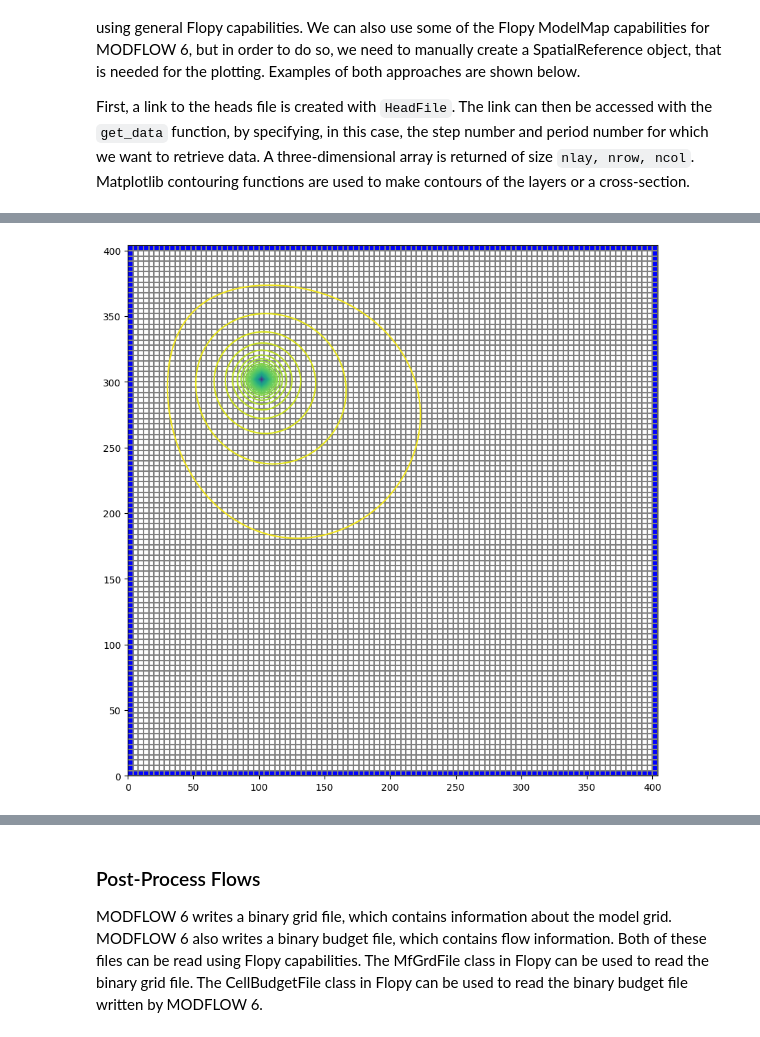
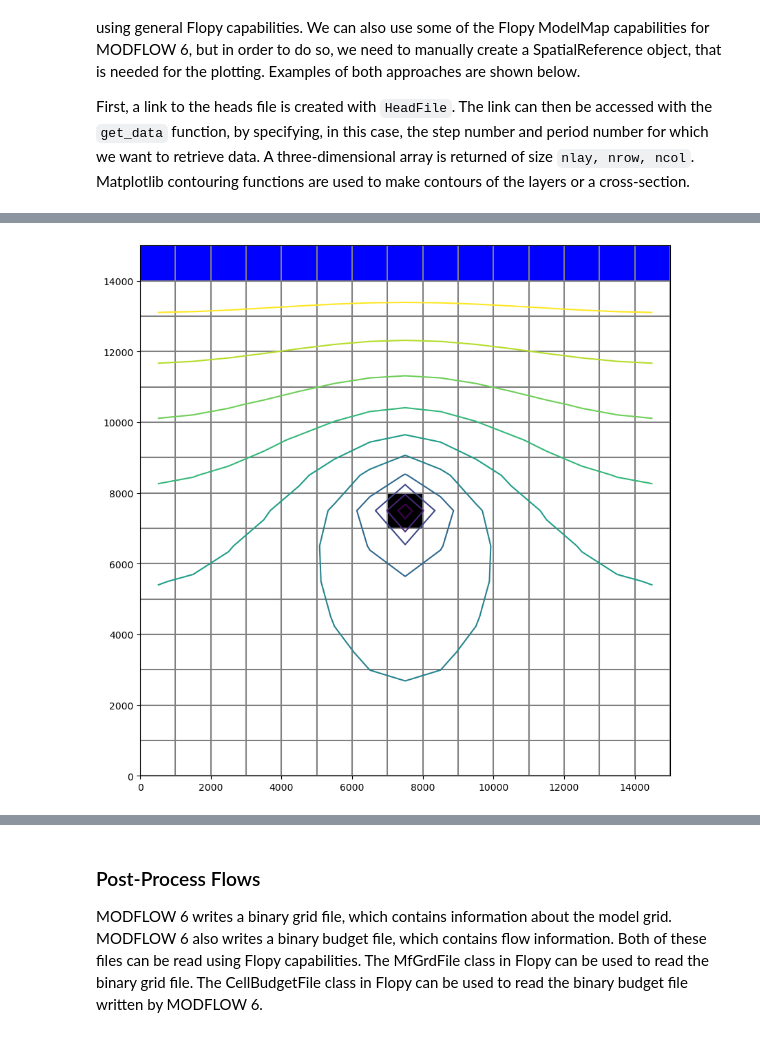
Before and after one commit to snoorduijn/flopy_example, a Jupyter notebook: mf6_simple_model_example_00.ipynb, the cells around one changed output, grey strips where cells are left out. Saved outputs shown, nothing was run; the diff lists cells and outputs as text; code cells hidden in the pictures.

```diff
--- a/mf6_simple_model_example_00.ipynb
+++ b/mf6_simple_model_example_00.ipynb
@@ -173,6 +168,6 @@ WARNING: Unable to resolve dimension of ('gwf6', 'chd', 'period', 'stress_period
 # array, also called a recarray.  We can get a pointer to the
 # recarray for the first stress period (iper = 0) as follows.
 iper = 0
-ra = chd.stress_period_data.get_data(key=iper)
-ra.head
+ra = chd.stress_period_data.get_data(key=0)
+ra
 # %% [output]
@@ -184,9 +183,11 @@ array([nan, nan, nan, nan, nan, nan, nan, nan, nan, nan, nan, nan, nan,
 # that starts with ones everywhere, but is assigned
 # a -1 where chds are located
 ibd = np.ones((nlay, nrow, ncol), dtype=int)
-for k, i, j in ra["cellid_0"]:
+for k, i, j in ra["cellid"]:
     ibd[k, i, j] = -1
 
+for k, i, j in ra_wel["cellid"]:
+    ibd[k, i, j] = 0
 
 plt.imshow(ibd[0, :, :], interpolation="none")
 plt.title("Layer {}: Constant Head Cells".format(1))
@@ -303,10 +304,7 @@ First, a link to the heads file is created with `HeadFile`. The link can then be
 # as for previous MODFLOW verions
 fname = os.path.join(workspace, headfile)
 hds = flopy.utils.binaryfile.HeadFile(fname)
-h = hds.get_data(kstpkper=(0, 0))
-x = y = np.linspace(0, L, N)
-y = y[::-1]
-c = plt.contour(x, y, h[0], np.arange(90, 100.1, 0.2))
-plt.clabel(c, fmt="%2.1f")
-plt.axis("scaled")
+h = hds.get_alldata()
+
+h.shape
 # %% [output]
@@ -315,7 +312,8 @@ plt.axis("scaled")
 # %%
-x = y = np.linspace(0, L, N)
-y = y[::-1]
-c = plt.contour(x, y, h[-1], np.arange(90, 100.1, 0.2))
+
+x = y = np.linspace(0, nrow, ncol)
+min_hd = round(np.min(h[-1, 0,:, :]),0)
+c = plt.contour(x, y, h[-1, 0,:, :], np.arange(min_hd, const_head, 0.5))
 plt.clabel(c, fmt="%1.1f")
 plt.axis("scaled")
 # %% [output]
@@ -331,17 +322,17 @@ plt.axis("scaled")
 # %%
 # We can also use the Flopy PlotMapView capabilities for MODFLOW 6
 fig = plt.figure(figsize=(10, 10))
 ax = fig.add_subplot(1, 1, 1, aspect="equal")
 modelmap = flopy.plot.PlotMapView(model=gwf, ax=ax)
 
 # Then we can use the plot_grid() method to draw the grid
 # The return value for this function is a matplotlib LineCollection object,
 # which could be manipulated (or used) later if necessary.
 quadmesh = modelmap.plot_ibound(ibound=ibd)
 linecollection = modelmap.plot_grid()
-contours = modelmap.contour_array(h[0], levels=np.arange(90, 100.1, 0.2))
+contours = modelmap.contour_array(h[-1,0], levels=np.arange(min_hd, const_head, 0.5))
 # %% [output]
-[figure, old version]
+[figure, new version]
 # %%
 # We can also use the Flopy PlotMapView capabilities for MODFLOW 6
 fig = plt.figure(figsize=(10, 10))
```
Also changed, not shown: parts of 23 cells of this notebook, 22 other files.
